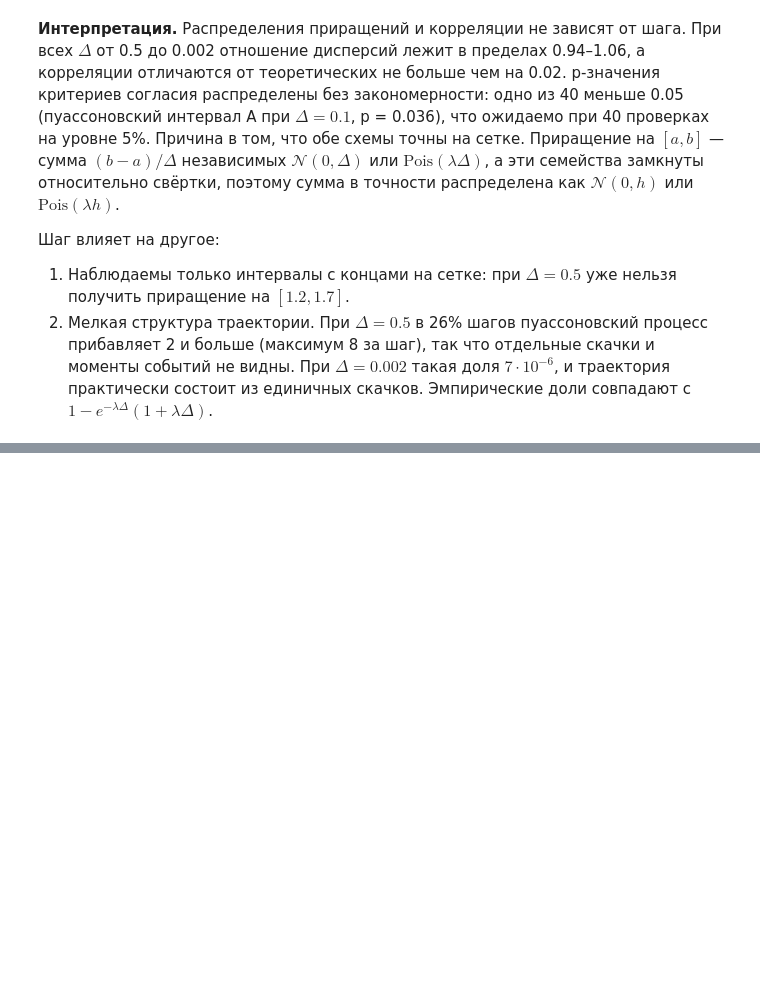
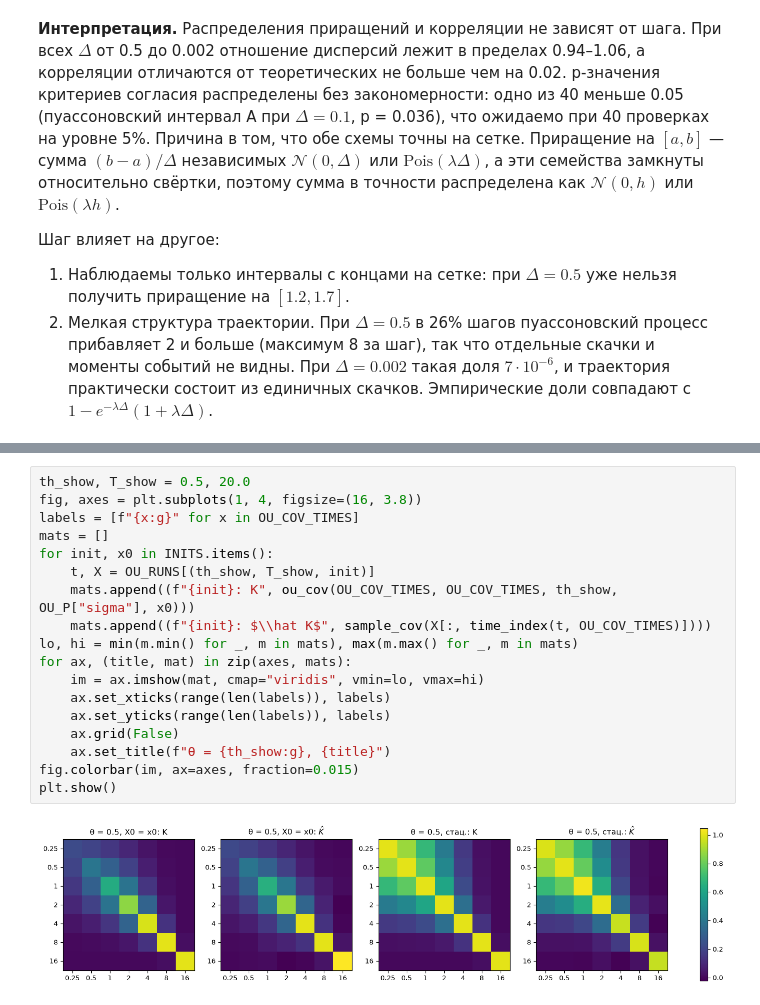
Before and after one commit to paulhowever/vr, a Jupyter notebook: lab1.ipynb, the cells around one changed output, grey strips where cells are left out. Cells and saved outputs as stored; diff of their text form; blank space fills up the shorter version.

```diff
--- a/lab1.ipynb
+++ b/lab1.ipynb
@@ -694,0 +772,20 @@ pd.DataFrame(rows_j).set_index("Δ")
+# %%
+th_show, T_show = 0.5, 20.0
+fig, axes = plt.subplots(1, 4, figsize=(16, 3.8))
+labels = [f"{x:g}" for x in OU_COV_TIMES]
+mats = []
+for init, x0 in INITS.items():
+    t, X = OU_RUNS[(th_show, T_show, init)]
+    mats.append((f"{init}: K", ou_cov(OU_COV_TIMES, OU_COV_TIMES, th_show, OU_P["sigma"], x0)))
+    mats.append((f"{init}: $\\hat K$", sample_cov(X[:, time_index(t, OU_COV_TIMES)])))
+lo, hi = min(m.min() for _, m in mats), max(m.max() for _, m in mats)
+for ax, (title, mat) in zip(axes, mats):
+    im = ax.imshow(mat, cmap="viridis", vmin=lo, vmax=hi)
+    ax.set_xticks(range(len(labels)), labels)
+    ax.set_yticks(range(len(labels)), labels)
+    ax.grid(False)
+    ax.set_title(f"θ = {th_show:g}, {title}")
+fig.colorbar(im, ax=axes, fraction=0.015)
+plt.show()
+# %% [output]
+[figure, added]
```
Also changed, not shown: parts of 11 cells of this notebook.
